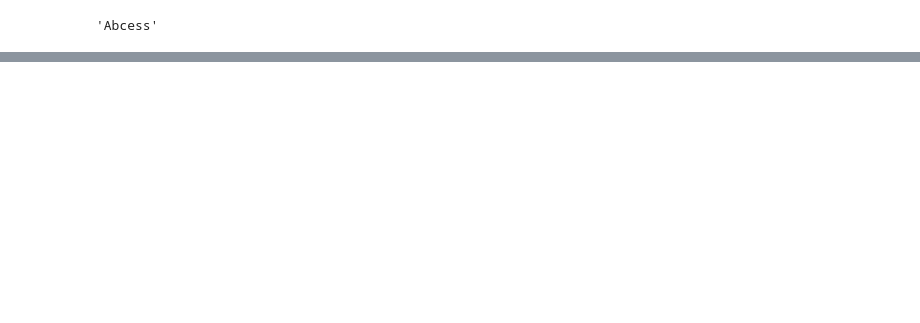
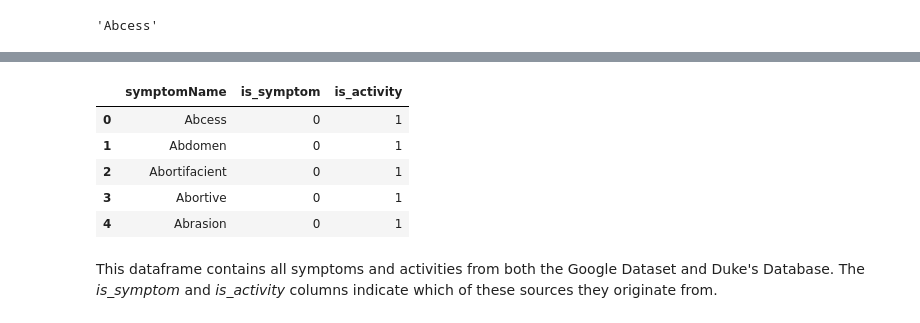
Before and after one commit to TechLabs-Berlin/wt23-naturdoc, a Jupyter notebook: ds/notebooks/data_clustering.ipynb, the cells around one changed output, grey strips where cells are left out. Drawn from its saved outputs; the diff is of its cells as text; code cells hidden in the pictures; blank space fills up the shorter version.

```diff
--- a/ds/notebooks/data_clustering.ipynb
+++ b/ds/notebooks/data_clustering.ipynb
@@ -425,0 +495,13 @@ def cluster(df : pd.DataFrame):
+# %%
+activities_symptoms_df = pd.read_csv("../output/activities_symptoms_bool.csv")
+activities_symptoms_df.drop(columns="Unnamed: 0", inplace=True)
+activities_symptoms_df.head()
+# %% [output]
+|  | symptomName | is_symptom | is_activity |
+| 0 | Abcess | 0 | 1 |
+| 1 | Abdomen | 0 | 1 |
+| 2 | Abortifacient | 0 | 1 |
+| 3 | Abortive | 0 | 1 |
+| 4 | Abrasion | 0 | 1 |
+# %% [markdown]
+This dataframe contains all symptoms and activities from both the Google Dataset and Duke's Database. The _is_symptom_ and _is_activity_ columns indicate which of these sources they originate from.
```
Also changed, not shown: parts of 78 cells of this notebook, 2 other files.
